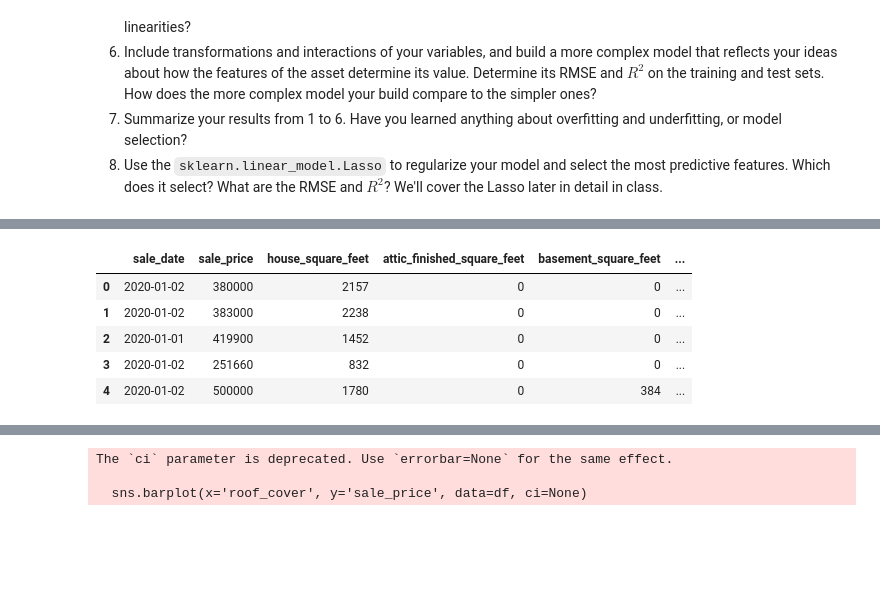
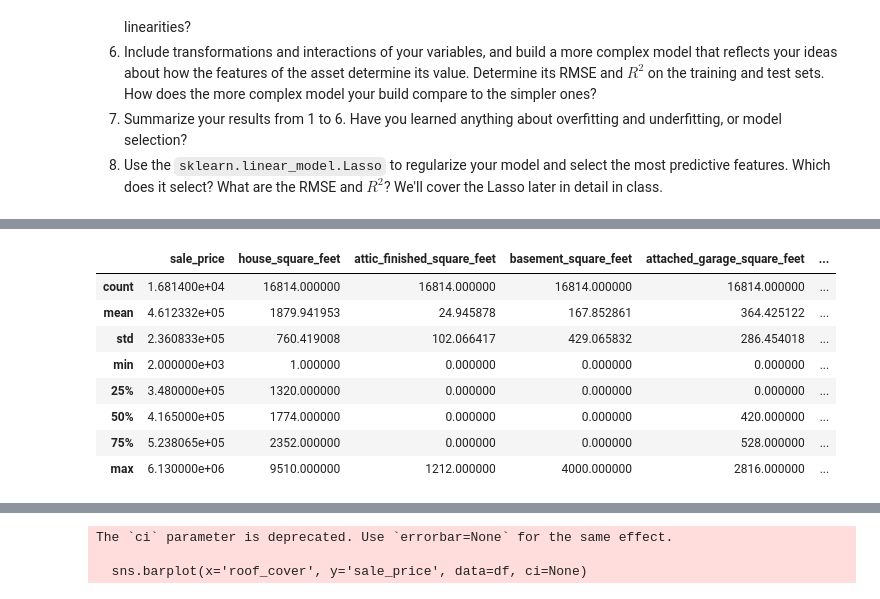
Before and after one commit to splitneutron/lab_hedonic_pricing, a Jupyter notebook: lab_notebook.ipynb, the cells around one changed output, grey strips where cells are left out. Saved outputs shown, nothing was run; the diff lists cells and outputs as text; code cells hidden in the pictures; blank space fills up the shorter version.

```diff
--- a/lab_notebook.ipynb
+++ b/lab_notebook.ipynb
@@ -22,15 +16,22 @@ fatal: destination path 'lab_hedonic_pricing' already exists and is not an empty
 # %%
 #1
 import pandas as pd
 import numpy as np
 import matplotlib.pyplot as plt
 import seaborn as sns
-df = pd.read_csv('/content/lab_hedonic_pricing/data/pierce_county_house_sales.csv')
-display(df.head())
+df = pd.read_csv('pierce_county_house_sales.csv')
+df.head()
+
+df.describe()
+
+# Data looks clean
 # %% [output]
-|  | sale_date | sale_price | house_square_feet | attic_finished_square_feet | basement_square_feet | ... |
-| 0 | 2020-01-02 | 380000 | 2157 | 0 | 0 | ... |
-| 1 | 2020-01-02 | 383000 | 2238 | 0 | 0 | ... |
-| 2 | 2020-01-01 | 419900 | 1452 | 0 | 0 | ... |
-| 3 | 2020-01-02 | 251660 | 832 | 0 | 0 | ... |
-| 4 | 2020-01-02 | 500000 | 1780 | 0 | 384 | ... |
+|  | sale_price | house_square_feet | attic_finished_square_feet | basement_square_feet | attached_garage_square_feet | ... |
+| count | 1.681400e+04 | 16814.000000 | 16814.000000 | 16814.000000 | 16814.000000 | ... |
+| mean | 4.612332e+05 | 1879.941953 | 24.945878 | 167.852861 | 364.425122 | ... |
+| std | 2.360833e+05 | 760.419008 | 102.066417 | 429.065832 | 286.454018 | ... |
+| min | 2.000000e+03 | 1.000000 | 0.000000 | 0.000000 | 0.000000 | ... |
+| 25% | 3.480000e+05 | 1320.000000 | 0.000000 | 0.000000 | 0.000000 | ... |
+| 50% | 4.165000e+05 | 1774.000000 | 0.000000 | 0.000000 | 420.000000 | ... |
+| 75% | 5.238065e+05 | 2352.000000 | 0.000000 | 0.000000 | 528.000000 | ... |
+| max | 6.130000e+06 | 9510.000000 | 1212.000000 | 4000.000000 | 2816.000000 | ... |
```
Also changed, not shown: parts of 8 cells of this notebook.
